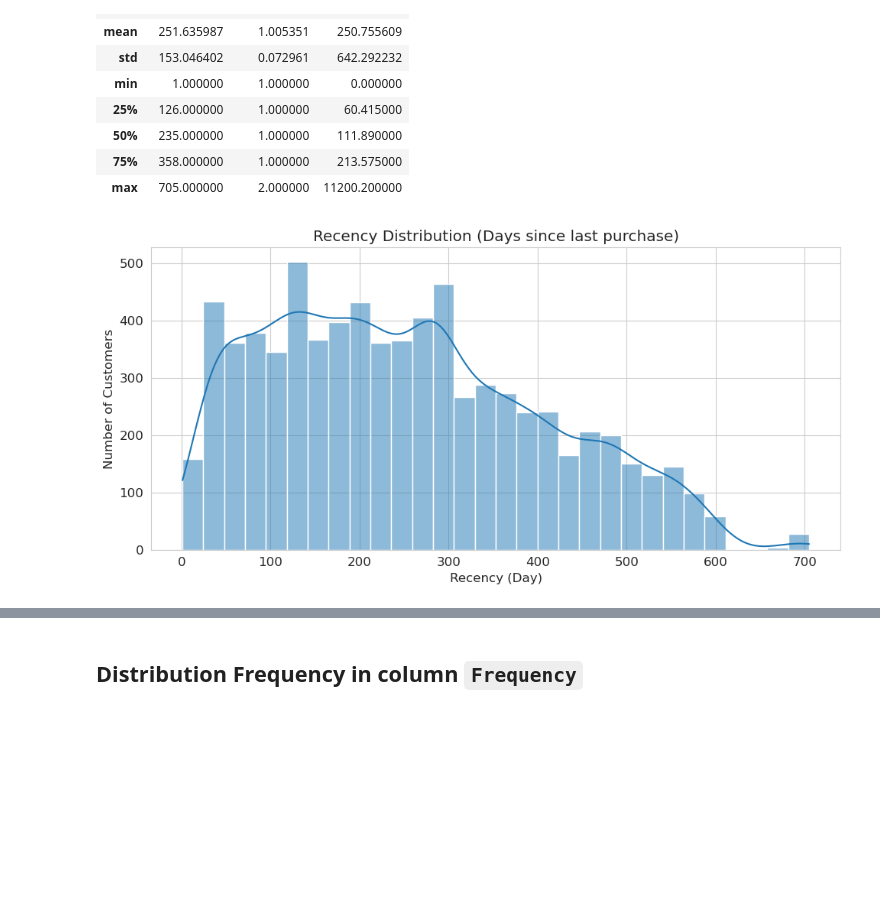
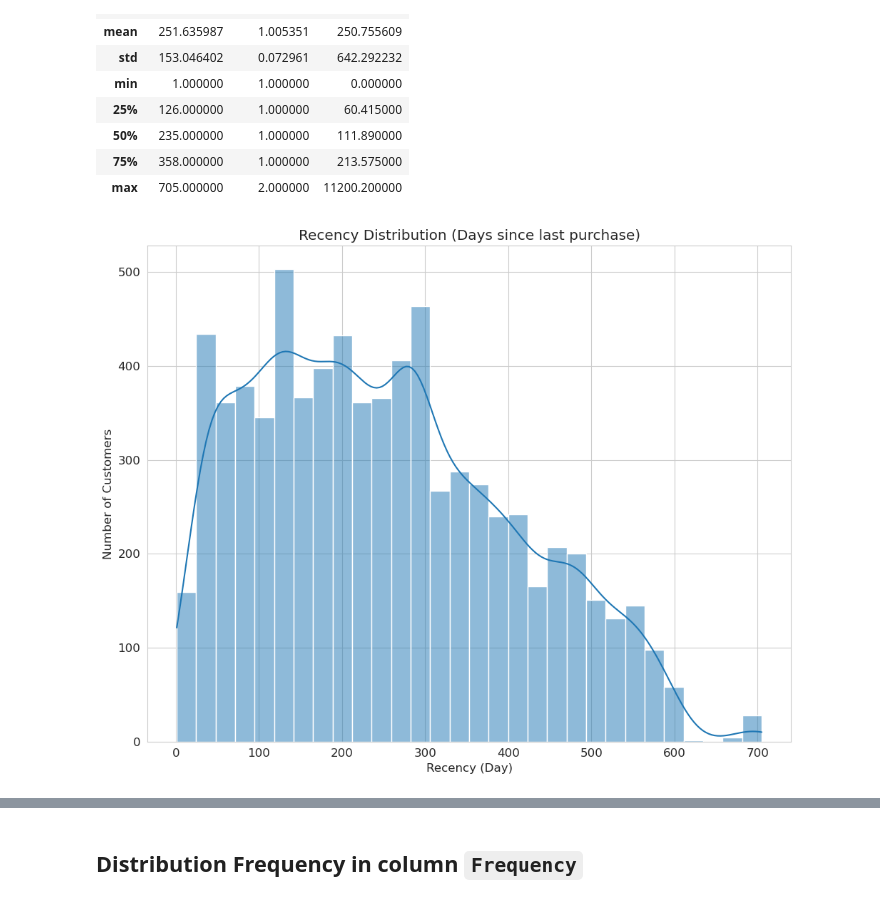
Before and after one commit to RizkiRdm/Olist-E-commerce-Performance-Analysis, a Jupyter notebook: notebooks/customer_analysis.ipynb, the cells around one changed output, grey strips where cells are left out. Cells and saved outputs as stored; diff of their text form; code cells hidden in the pictures; blank space fills up the shorter version.

Commit message:
feat: make visualization

```diff
--- a/notebooks/customer_analysis.ipynb
+++ b/notebooks/customer_analysis.ipynb
@@ -34,15 +35,15 @@ ecom_data_df[["Recency", "Frequency", "Monetary"]].describe()
 | 75% | 358.000000 | 1.000000 | 213.575000 |
 | max | 705.000000 | 2.000000 | 11200.200000 |
 # %%
-plt.figure(figsize=(10, 5))
+plt.figure(figsize=(10, 8))
 # Plot Recency
 sns.histplot(ecom_data_df["Recency"], bins=30, kde=True)
 plt.title("Recency Distribution (Days since last purchase)")
 plt.xlabel("Recency (Day)")
 plt.ylabel("Number of Customers")
 plt.tight_layout()
 plt.show()
 # %% [output]
-[figure, old version]
+[figure, new version]
 # %%
 # Monetary Plot (using a log scale due to the highly skewed distribution)
```
Also changed, not shown: parts of 6 cells of this notebook, 9 other files.
